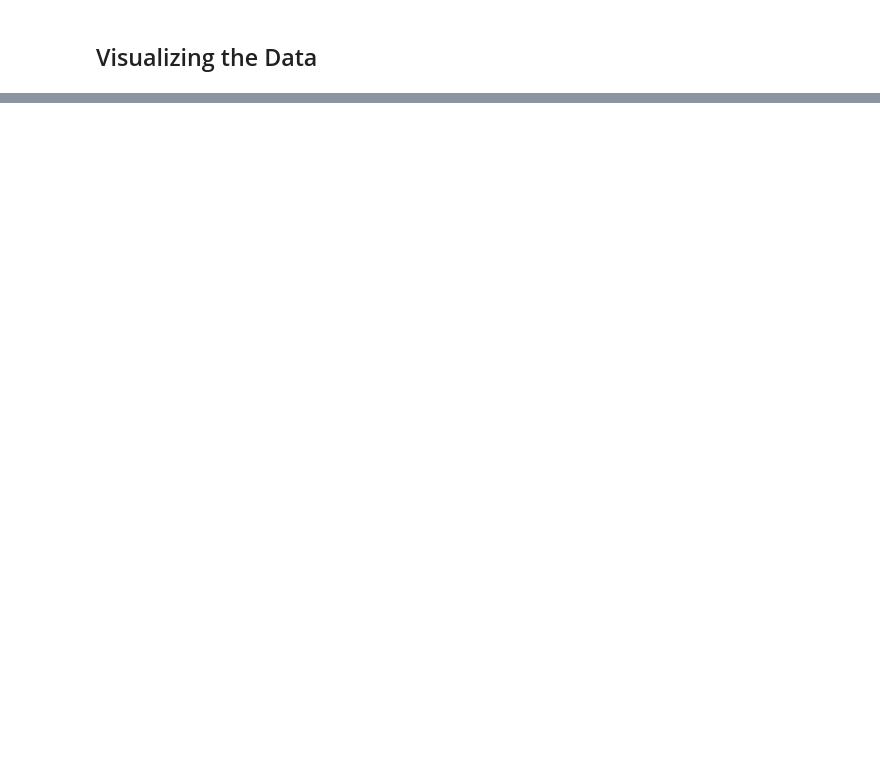
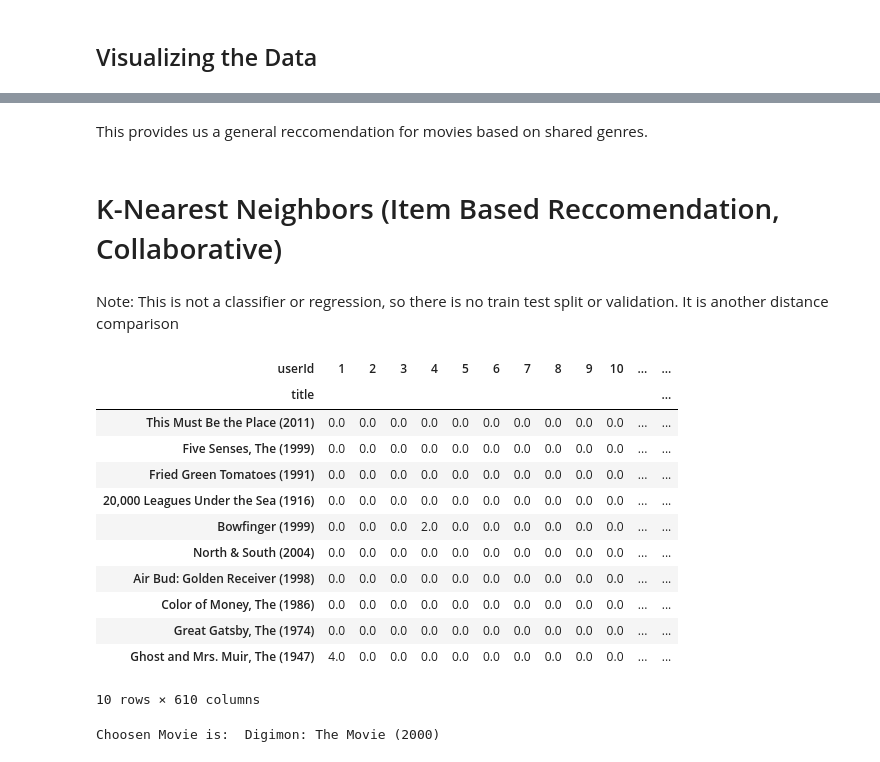
Before and after one commit to mcumiskey/Movie-Recs, a Jupyter notebook: Movie_Recommender.ipynb, the cells around one changed output, grey strips where cells are left out. Cells and saved outputs as stored; diff of their text form; code cells hidden in the pictures; blank space fills up the shorter version.

```diff
--- a/Movie_Recommender.ipynb
+++ b/Movie_Recommender.ipynb
@@ -359,0 +392,6 @@ fig.show()
+# %% [markdown]
+This provides us a general reccomendation for movies based on shared genres.
+# %% [markdown]
+# K-Nearest Neighbors (Item Based Reccomendation, Collaborative)
+# %% [markdown]
+Note: This is not a classifier or regression, so there is no train test split or validation. It is another distance comparison
@@ -359,0 +402,25 @@ fig.show()
+# %%
+#make a pivot table containing movies, ratings, and user Ids
+data = pd.merge(movies,ratings)
+#fill unrated movies with 0s because KNN does not like nas
+user_movie_table = data.pivot_table(index = ["title"],columns = ["userId"],values = "rating").fillna(0)
+user_movie_table.sample(10)
+# %% [output]
+| userId | 1 | 2 | 3 | 4 | 5 | 6 | 7 | 8 | 9 | 10 | ... | ... |
+| title |  |  |  |  |  |  |  |  |  |  |  | ... |
+| This Must Be the Place (2011) | 0.0 | 0.0 | 0.0 | 0.0 | 0.0 | 0.0 | 0.0 | 0.0 | 0.0 | 0.0 | ... | ... |
+| Five Senses, The (1999) | 0.0 | 0.0 | 0.0 | 0.0 | 0.0 | 0.0 | 0.0 | 0.0 | 0.0 | 0.0 | ... | ... |
+| Fried Green Tomatoes (1991) | 0.0 | 0.0 | 0.0 | 0.0 | 0.0 | 0.0 | 0.0 | 0.0 | 0.0 | 0.0 | ... | ... |
+| 20,000 Leagues Under the Sea (1916) | 0.0 | 0.0 | 0.0 | 0.0 | 0.0 | 0.0 | 0.0 | 0.0 | 0.0 | 0.0 | ... | ... |
+| Bowfinger (1999) | 0.0 | 0.0 | 0.0 | 2.0 | 0.0 | 0.0 | 0.0 | 0.0 | 0.0 | 0.0 | ... | ... |
+| North & South (2004) | 0.0 | 0.0 | 0.0 | 0.0 | 0.0 | 0.0 | 0.0 | 0.0 | 0.0 | 0.0 | ... | ... |
+| Air Bud: Golden Receiver (1998) | 0.0 | 0.0 | 0.0 | 0.0 | 0.0 | 0.0 | 0.0 | 0.0 | 0.0 | 0.0 | ... | ... |
+| Color of Money, The (1986) | 0.0 | 0.0 | 0.0 | 0.0 | 0.0 | 0.0 | 0.0 | 0.0 | 0.0 | 0.0 | ... | ... |
+| Great Gatsby, The (1974) | 0.0 | 0.0 | 0.0 | 0.0 | 0.0 | 0.0 | 0.0 | 0.0 | 0.0 | 0.0 | ... | ... |
+| Ghost and Mrs. Muir, The (1947) | 4.0 | 0.0 | 0.0 | 0.0 | 0.0 | 0.0 | 0.0 | 0.0 | 0.0 | 0.0 | ... | ... |
+10 rows × 610 columns
+# %%
+#the test movie will be different because the indexes changed in the pivot table
+print("Choosen Movie is: ",user_movie_table.index[test_movie])
+# %% [output]
+Choosen Movie is:  Digimon: The Movie (2000)
```
Also changed, not shown: parts of 27 cells of this notebook, 6 other files.
